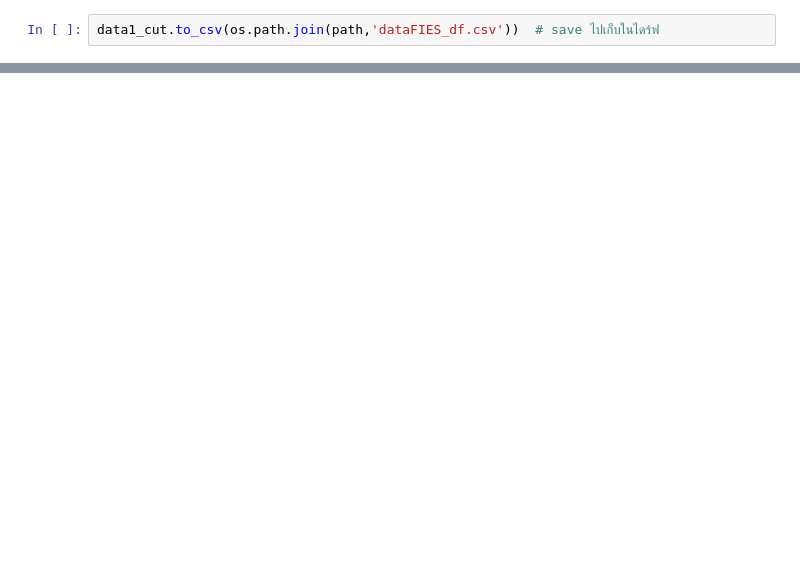
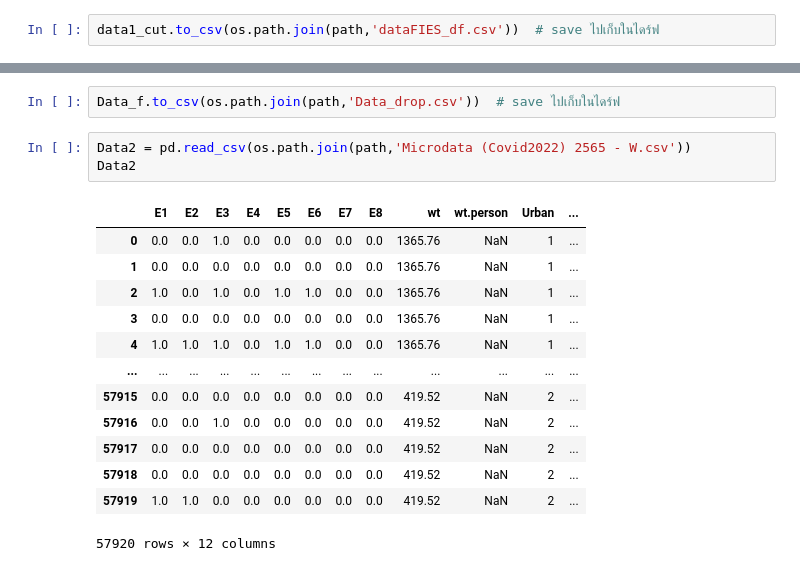
Before and after one commit to Jittiya/Co-operative-Education-Science., a Jupyter notebook: FIES.ipynb, the cells around one changed output, grey strips where cells are left out. Cells and saved outputs as stored; diff of their text form; blank space fills up the shorter version.

```diff
--- a/FIES.ipynb
+++ b/FIES.ipynb
@@ -108,0 +144,19 @@ data1_cut.to_csv(os.path.join(path,'dataFIES_df.csv'))  # save ไปเก็
+# %%
+Data_f.to_csv(os.path.join(path,'Data_drop.csv'))  # save ไปเก็บในไดร์ฟ
+# %%
+Data2 = pd.read_csv(os.path.join(path,'Microdata (Covid2022) 2565 - W.csv'))
+Data2
+# %% [output]
+|  | E1 | E2 | E3 | E4 | E5 | E6 | E7 | E8 | wt | wt.person | Urban | ... |
+| 0 | 0.0 | 0.0 | 1.0 | 0.0 | 0.0 | 0.0 | 0.0 | 0.0 | 1365.76 | NaN | 1 | ... |
+| 1 | 0.0 | 0.0 | 0.0 | 0.0 | 0.0 | 0.0 | 0.0 | 0.0 | 1365.76 | NaN | 1 | ... |
+| 2 | 1.0 | 0.0 | 1.0 | 0.0 | 1.0 | 1.0 | 0.0 | 0.0 | 1365.76 | NaN | 1 | ... |
+| 3 | 0.0 | 0.0 | 0.0 | 0.0 | 0.0 | 0.0 | 0.0 | 0.0 | 1365.76 | NaN | 1 | ... |
+| 4 | 1.0 | 1.0 | 1.0 | 0.0 | 1.0 | 1.0 | 0.0 | 0.0 | 1365.76 | NaN | 1 | ... |
+| ... | ... | ... | ... | ... | ... | ... | ... | ... | ... | ... | ... | ... |
+| 57915 | 0.0 | 0.0 | 0.0 | 0.0 | 0.0 | 0.0 | 0.0 | 0.0 | 419.52 | NaN | 2 | ... |
+| 57916 | 0.0 | 0.0 | 1.0 | 0.0 | 0.0 | 0.0 | 0.0 | 0.0 | 419.52 | NaN | 2 | ... |
+| 57917 | 0.0 | 0.0 | 0.0 | 0.0 | 0.0 | 0.0 | 0.0 | 0.0 | 419.52 | NaN | 2 | ... |
+| 57918 | 0.0 | 0.0 | 0.0 | 0.0 | 0.0 | 0.0 | 0.0 | 0.0 | 419.52 | NaN | 2 | ... |
+| 57919 | 1.0 | 1.0 | 0.0 | 0.0 | 0.0 | 0.0 | 0.0 | 0.0 | 419.52 | NaN | 2 | ... |
+57920 rows × 12 columns
```
Also changed, not shown: parts of 8 cells of this notebook.
